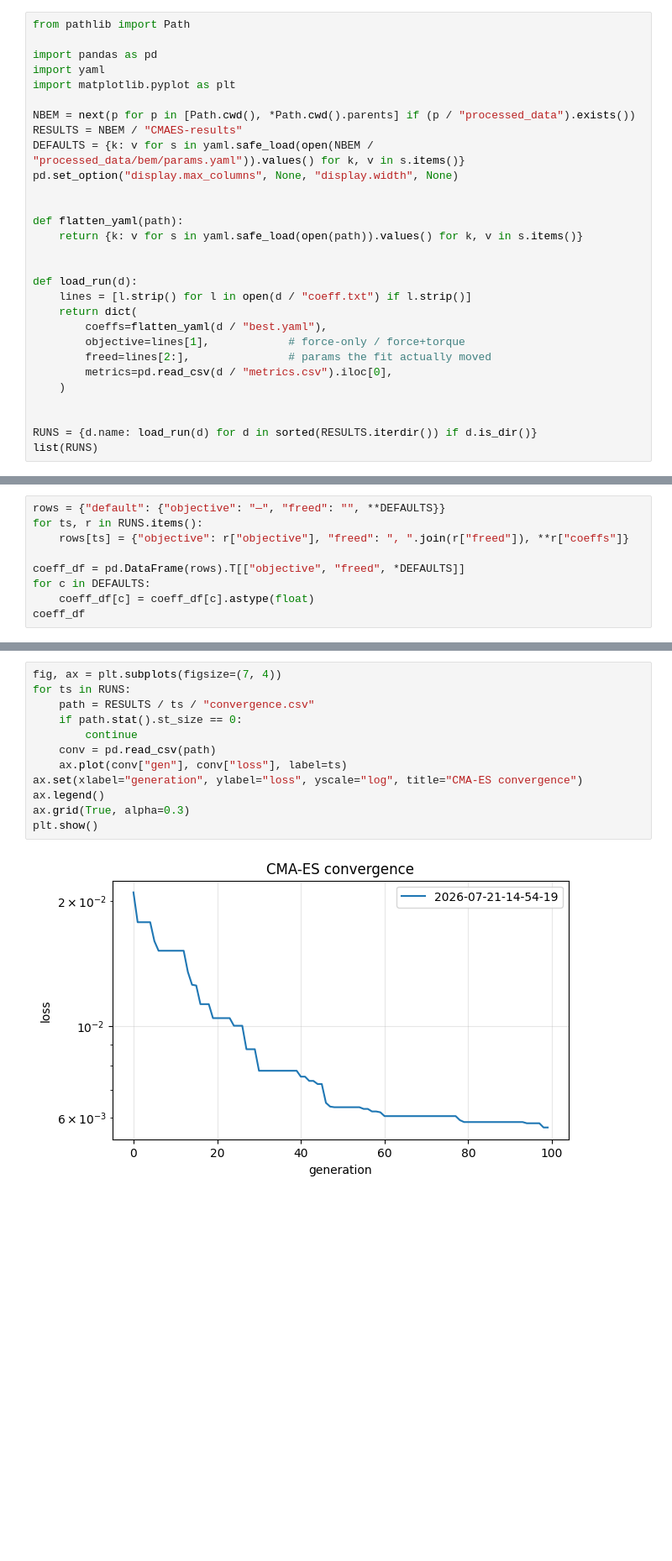
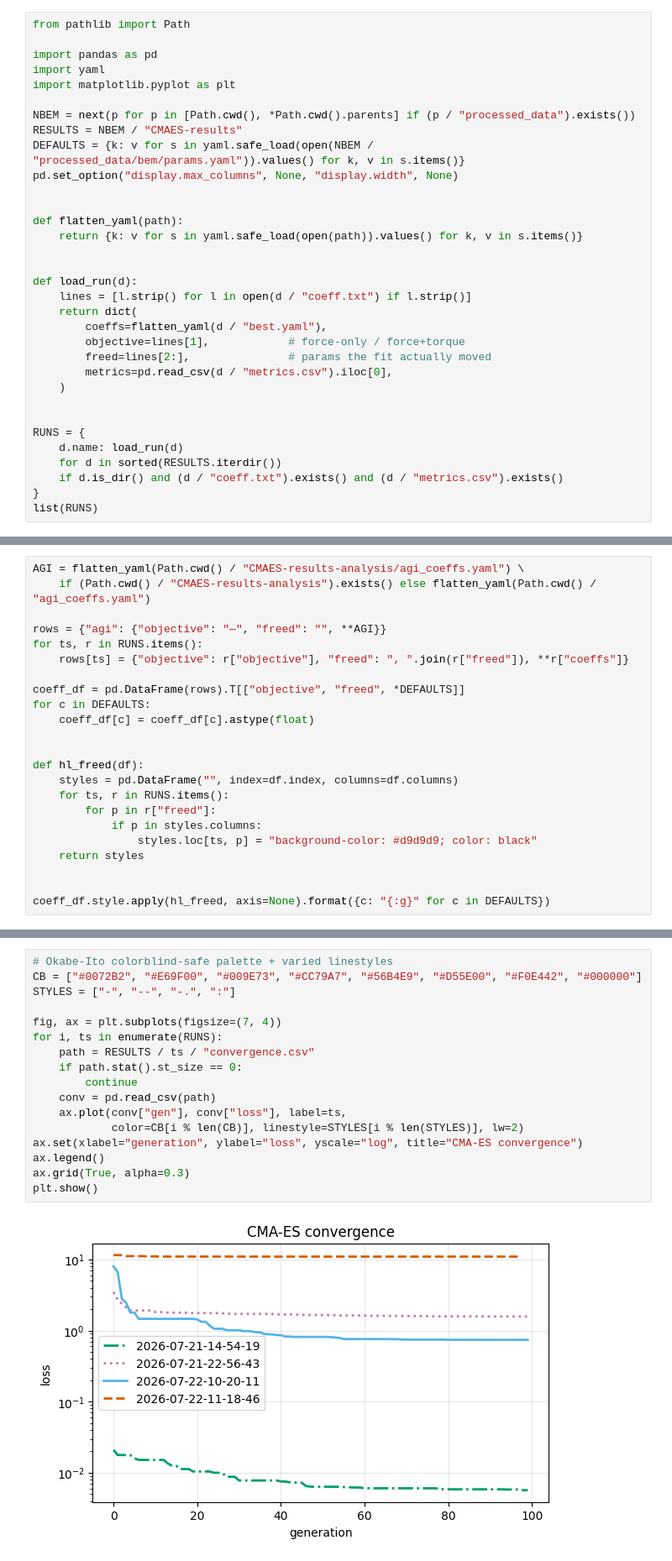
Before and after one commit to andyska09/mrs-BEM, a Jupyter notebook: NeuroBEM/CMAES-results-analysis/results_analysis.ipynb, the cells around one changed output, grey strips where cells are left out. Shown at 84% size. Cells and saved outputs as stored; diff of their text form; blank space fills up the shorter version.

Commit message:
new runs, agi specific coeff

```diff
--- a/NeuroBEM/CMAES-results-analysis/results_analysis.ipynb
+++ b/NeuroBEM/CMAES-results-analysis/results_analysis.ipynb
@@ -33,6 +27,10 @@ def load_run(d):
     )
 
 
-RUNS = {d.name: load_run(d) for d in sorted(RESULTS.iterdir()) if d.is_dir()}
+RUNS = {
+    d.name: load_run(d)
+    for d in sorted(RESULTS.iterdir())
+    if d.is_dir() and (d / "coeff.txt").exists() and (d / "metrics.csv").exists()
+}
 list(RUNS)
 # %% [output]
@@ -46,11 +51,25 @@ params the fit was allowed to move — everything else stays at `default`.
 # %%
-rows = {"default": {"objective": "—", "freed": "", **DEFAULTS}}
+AGI = flatten_yaml(Path.cwd() / "CMAES-results-analysis/agi_coeffs.yaml") \
+    if (Path.cwd() / "CMAES-results-analysis").exists() else flatten_yaml(Path.cwd() / "agi_coeffs.yaml")
+
+rows = {"agi": {"objective": "—", "freed": "", **AGI}}
 for ts, r in RUNS.items():
     rows[ts] = {"objective": r["objective"], "freed": ", ".join(r["freed"]), **r["coeffs"]}
 
 coeff_df = pd.DataFrame(rows).T[["objective", "freed", *DEFAULTS]]
 for c in DEFAULTS:
     coeff_df[c] = coeff_df[c].astype(float)
-coeff_df
+
+
+def hl_freed(df):
+    styles = pd.DataFrame("", index=df.index, columns=df.columns)
+    for ts, r in RUNS.items():
+        for p in r["freed"]:
+            if p in styles.columns:
+                styles.loc[ts, p] = "background-color: #d9d9d9; color: black"
+    return styles
+
+
+coeff_df.style.apply(hl_freed, axis=None).format({c: "{:g}" for c in DEFAULTS})
 # %% [output]
 |  | objective | freed | lift_coefficient | drag_coefficient | hinge_spring_constant | lift_offset | ... |
@@ -80,16 +119,21 @@ metrics_df
 
 Loss trace (`convergence.csv`) per run.
 # %%
+# Okabe-Ito colorblind-safe palette + varied linestyles
+CB = ["#0072B2", "#E69F00", "#009E73", "#CC79A7", "#56B4E9", "#D55E00", "#F0E442", "#000000"]
+STYLES = ["-", "--", "-.", ":"]
+
 fig, ax = plt.subplots(figsize=(7, 4))
-for ts in RUNS:
+for i, ts in enumerate(RUNS):
     path = RESULTS / ts / "convergence.csv"
     if path.stat().st_size == 0:
         continue
     conv = pd.read_csv(path)
-    ax.plot(conv["gen"], conv["loss"], label=ts)
+    ax.plot(conv["gen"], conv["loss"], label=ts,
+            color=CB[i % len(CB)], linestyle=STYLES[i % len(STYLES)], lw=2)
 ax.set(xlabel="generation", ylabel="loss", yscale="log", title="CMA-ES convergence")
 ax.legend()
 ax.grid(True, alpha=0.3)
 plt.show()
 # %% [output]
-[figure, old version]
+[figure, new version]
```
Also changed, not shown: parts of 6 cells of this notebook, 1 other file.
